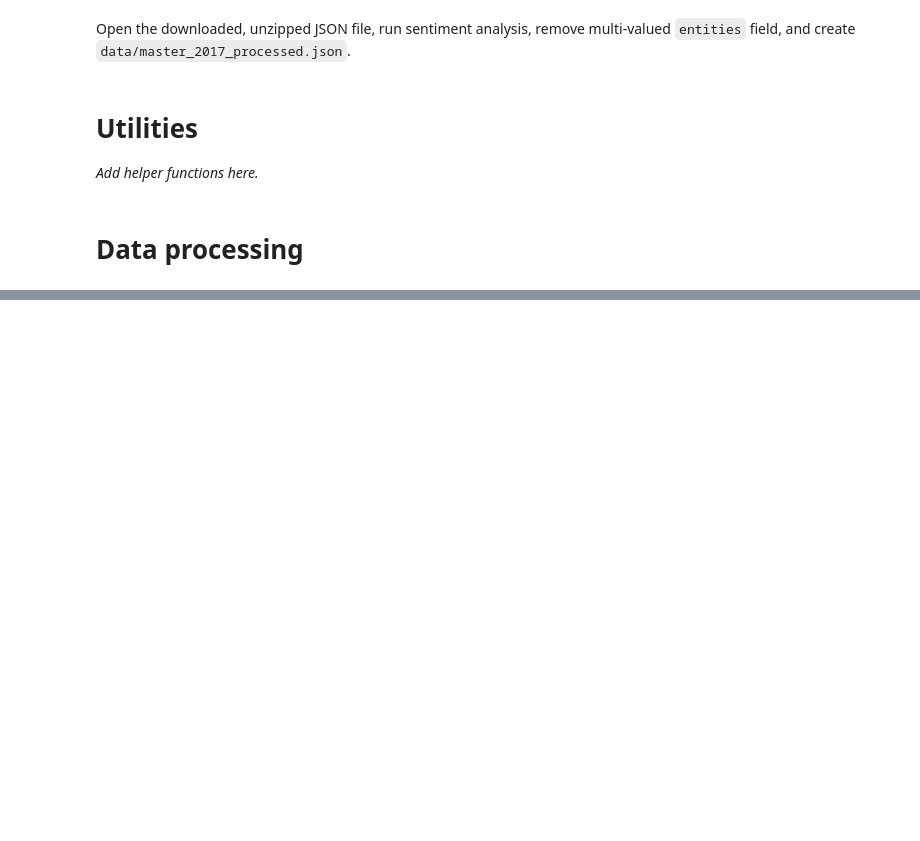
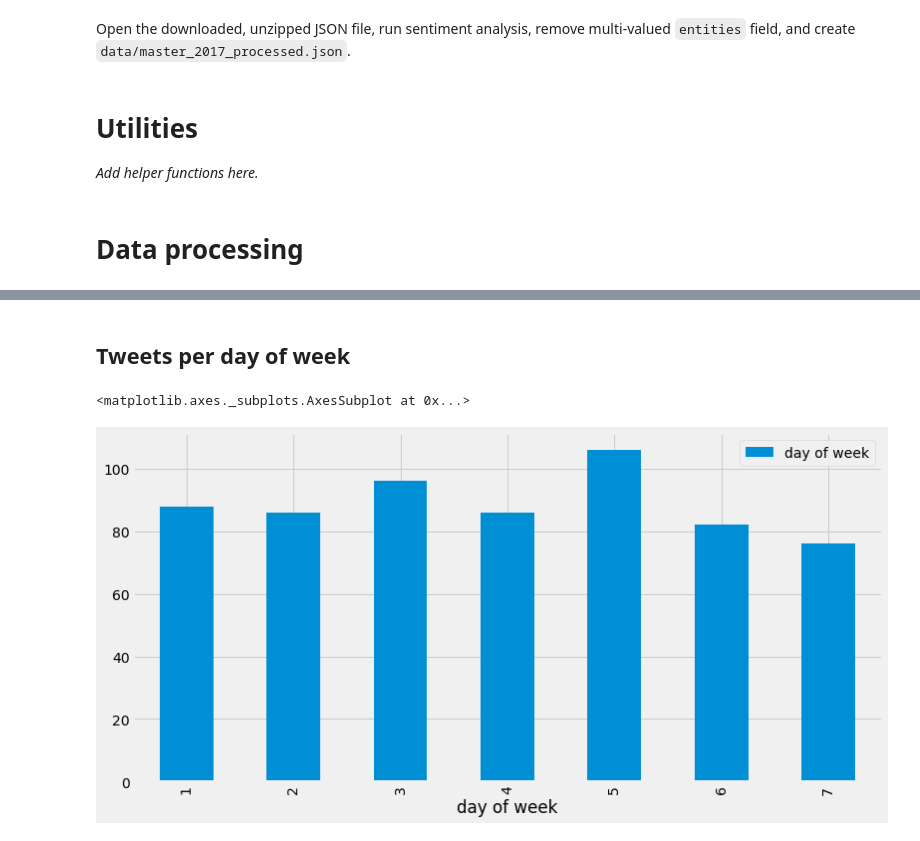
Before and after one commit to nprapps/trump-tweet-analysis, a Jupyter notebook: trump-tweets.ipynb, the cells around one changed output, grey strips where cells are left out. Drawn from its saved outputs; the diff is of its cells as text; code cells hidden in the pictures; blank space fills up the shorter version.

```diff
--- a/trump-tweets.ipynb
+++ b/trump-tweets.ipynb
@@ -141,0 +167,8 @@ dict(tweets.rows[0])
+# %% [markdown]
+## Tweets per day of week
+# %%
+tweetsPerDayOfWeek = tweets[['day of week']].groupby(tweets['day of week']).count()
+tweetsPerDayOfWeek.plot(kind='bar')
+# %% [output]
+<matplotlib.axes._subplots.AxesSubplot at 0x...>
+[figure, added]
```
Also changed, not shown: parts of 66 cells of this notebook.
